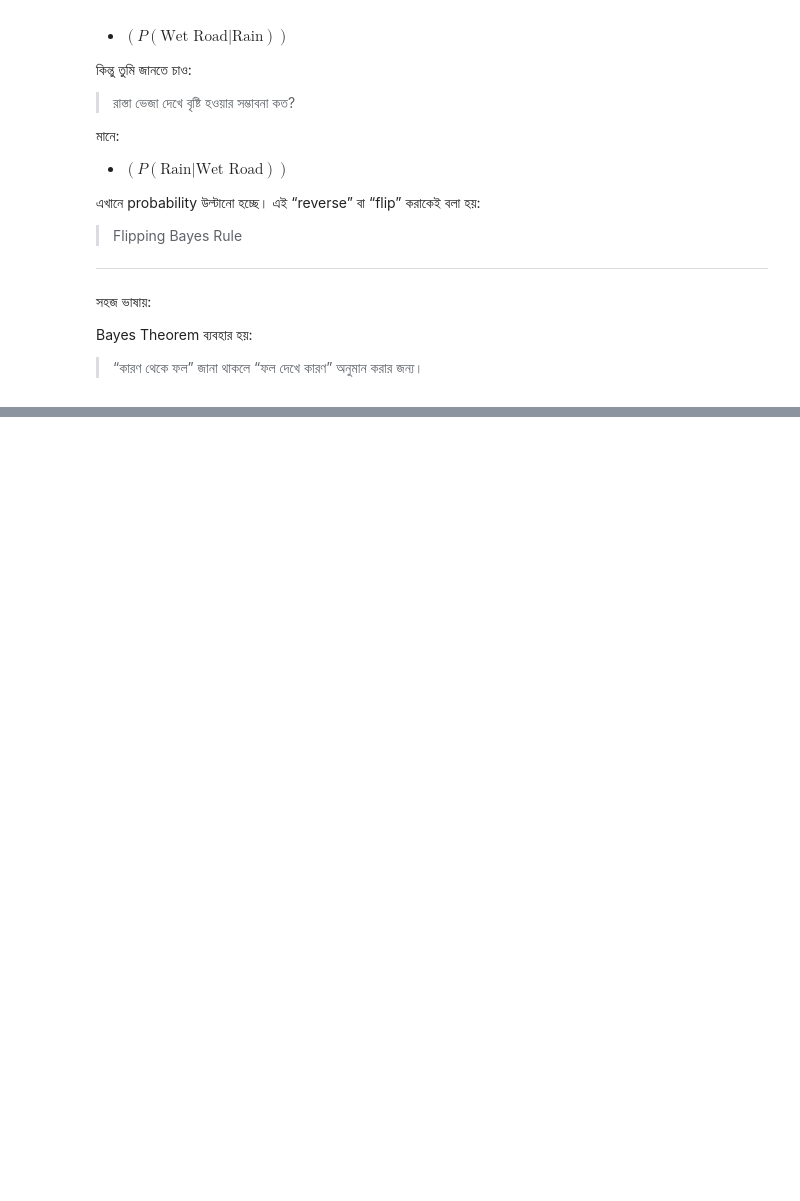
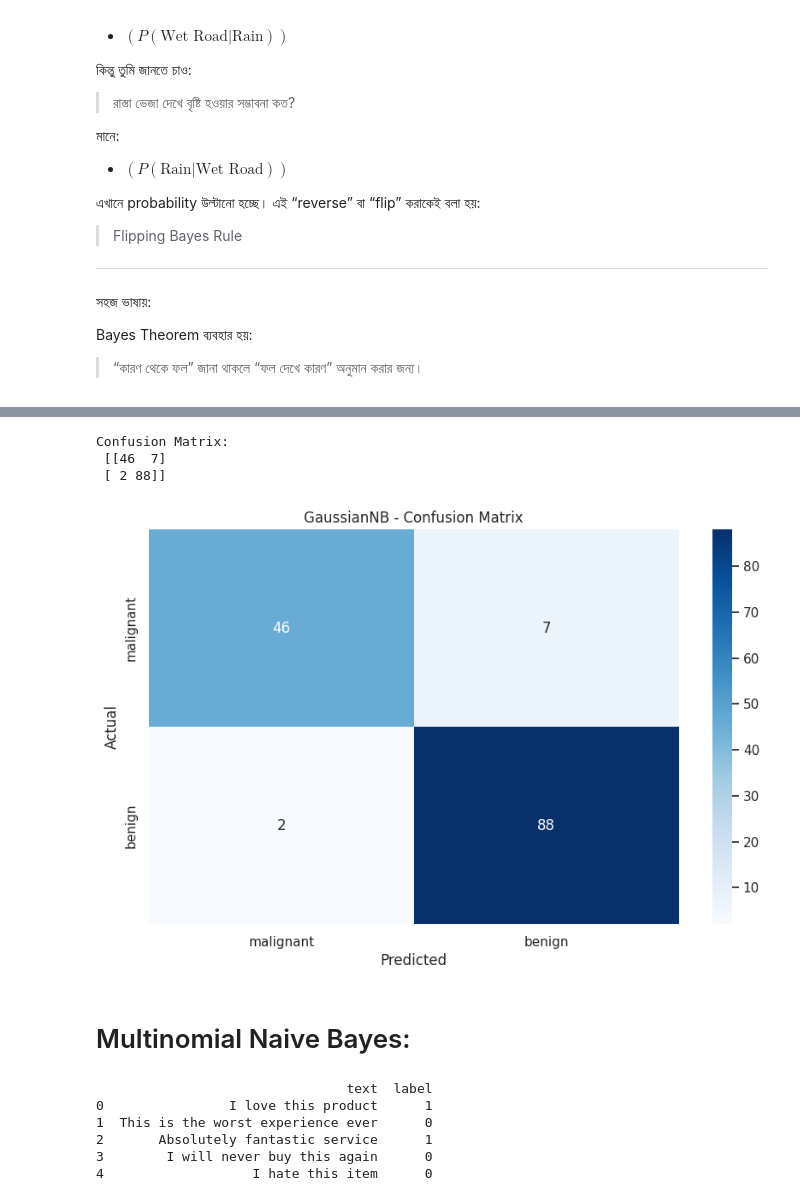
Before and after one commit to arif-z04/Machine-Learning, a Jupyter notebook: Algorithms/Naive_Bayes_Classifier/m1.ipynb, the cells around one changed output, grey strips where cells are left out. Cells and saved outputs as stored; diff of their text form; code cells hidden in the pictures; blank space fills up the shorter version.

```diff
--- a/Algorithms/Naive_Bayes_Classifier/m1.ipynb
+++ b/Algorithms/Naive_Bayes_Classifier/m1.ipynb
@@ -132,0 +348,8 @@ from sklearn.metrics import mean_squared_error, r2_score, classification_report,
+# %%
+# Train Test Split
+X_train, X_test, y_train, y_test = train_test_split(
+    X, y, test_size=0.25, random_state=42, stratify=y
+)
+
+print("Training set shape:", X_train.shape, y_train.shape)
+print("Test set shape:", X_test.shape, y_test.shape)
@@ -132,0 +359,4 @@ from sklearn.metrics import mean_squared_error, r2_score, classification_report,
+# %%
+# Train GaussianNB
+gnb = GaussianNB()
+gnb.fit(X_train, y_train)
@@ -132,0 +365,9 @@ from sklearn.metrics import mean_squared_error, r2_score, classification_report,
+# %%
+# Predict and evaluate
+
+y_pred = gnb.predict(X_test)
+acc = accuracy_score(y_test, y_pred)
+
+print("GaussianNB Accuracy:", acc)
+
+print("Classification Report:\n", classification_report(y_test, y_pred, target_names=data.target_names))
@@ -132,0 +385,40 @@ from sklearn.metrics import mean_squared_error, r2_score, classification_report,
+# %%
+cm = confusion_matrix(y_test, y_pred)
+print("Confusion Matrix:\n", cm)
+
+sns.heatmap(cm, annot=True, fmt='d', cmap='Blues', xticklabels=data.target_names, yticklabels=data.target_names)
+
+plt.xlabel("Predicted")
+plt.ylabel("Actual")
+
+plt.title("GaussianNB - Confusion Matrix")
+plt.show()
+# %% [output]
+Confusion Matrix:
+ [[46  7]
+ [ 2 88]]
+[figure, added]
+# %% [markdown]
+# Multinomial Naive Bayes:
+# %%
+texts = [
+    "I love this product",
+    "This is the worst experience ever",
+    "Absolutely fantastic service",
+    "I will never buy this again",
+    "I hate this item",
+    "I love this movie",
+    "I don't like this",
+    "Horrible and Terrible Experience"
+]
+
+labels = [1, 0, 1, 0, 0, 1, 0, 0]  # 1 = positive, 0 = negative
+toy_df = pd.DataFrame({"text": texts, "label": labels})
+print(toy_df.head())
+# %% [output]
+                                text  label
+0                I love this product      1
+1  This is the worst experience ever      0
+2       Absolutely fantastic service      1
+3        I will never buy this again      0
+4                   I hate this item      0
```
Also changed, not shown: parts of 23 cells of this notebook, 3 other files.
